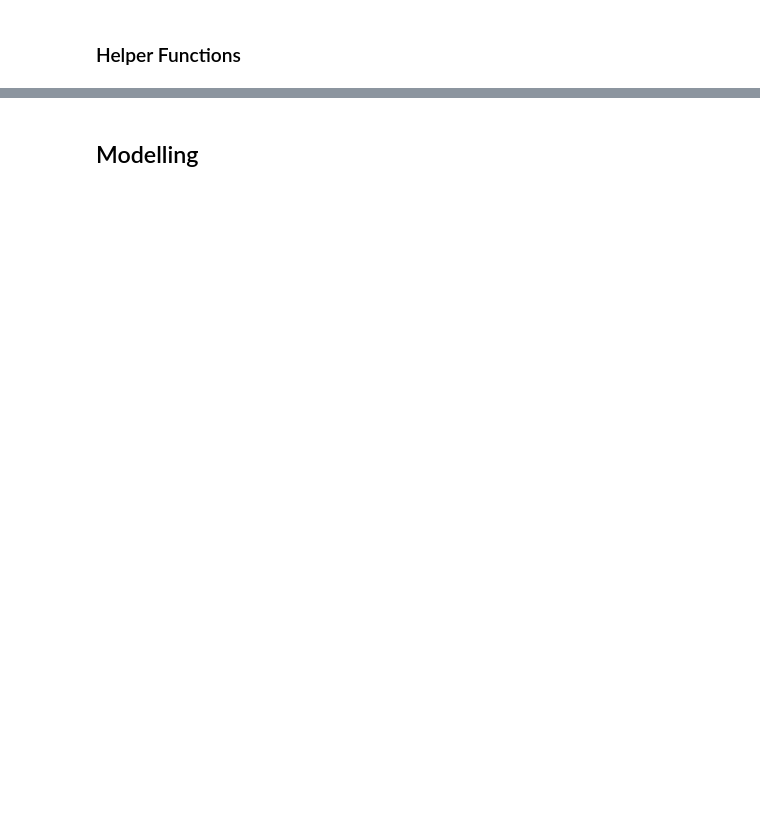
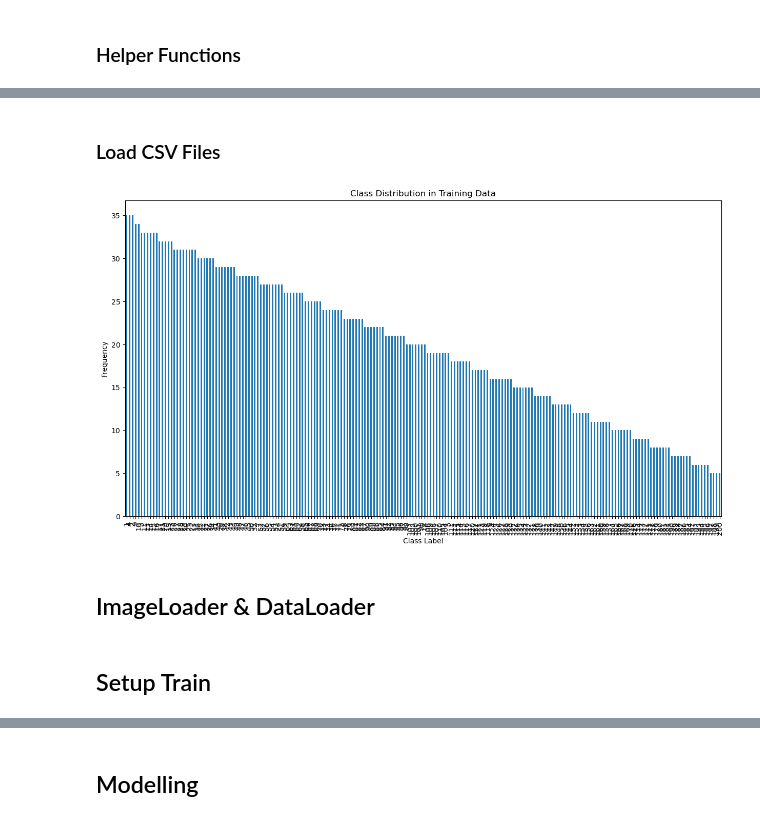
Before and after one commit to melchiorhering/AML-Kaggle-Project, a Jupyter notebook: fastai.ipynb, the cells around one changed output, grey strips where cells are left out. Cells and saved outputs as stored; diff of their text form; code cells hidden in the pictures; blank space fills up the shorter version.

```diff
--- a/fastai.ipynb
+++ b/fastai.ipynb
@@ -45,0 +178,2 @@ attributes.shape
+# %% [markdown]
+### Load CSV Files
@@ -46 +183,7 @@ attributes.shape
+# %%
+plot_class_distribution(train_df, 'label')
+# %% [output]
+[figure, added]
+# %% [markdown]
+## ImageLoader & DataLoader
 # %%
@@ -57,0 +201,2 @@ dls = ImageDataLoaders.from_df(
+# %% [markdown]
+## Setup Train
```
Also changed, not shown: parts of 46 cells of this notebook, 1 other file.
